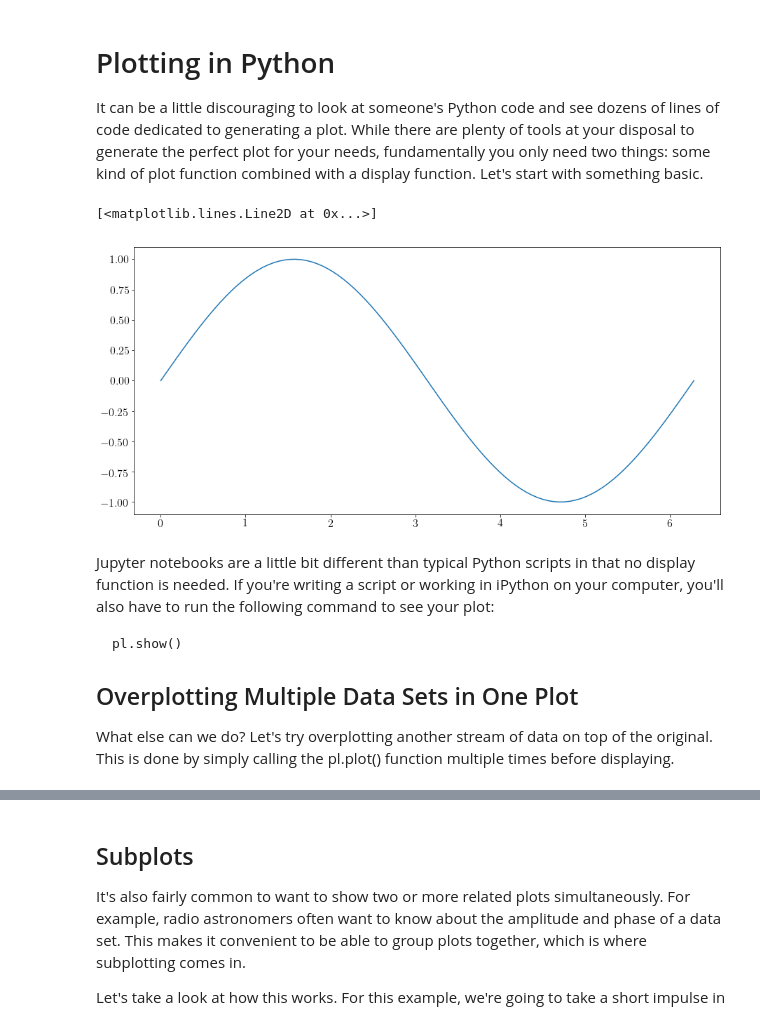
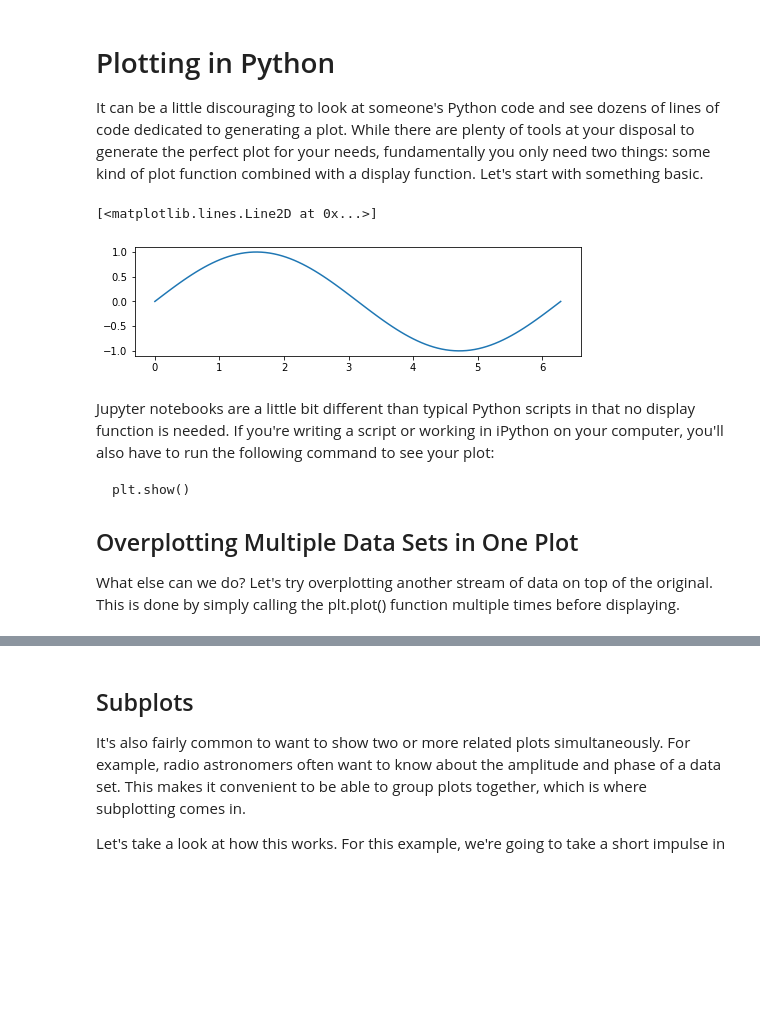
Before and after one commit to AaronParsons/ugradio, a Jupyter notebook: jupyter_tutorials/lab1/python_intro.ipynb, the cells around one changed output, grey strips where cells are left out. Cells and saved outputs as stored; diff of their text form; code cells hidden in the pictures; blank space fills up the shorter version.

Commit message:
Updated Mixers and Python Plotting notebooks

```diff
--- a/jupyter_tutorials/lab1/python_intro.ipynb
+++ b/jupyter_tutorials/lab1/python_intro.ipynb
@@ -38,26 +38,25 @@ To use iPython, simply run the following command in your terminal:
 
 It can be a little discouraging to look at someone's Python code and see dozens of lines of code dedicated to generating a plot. While there are plenty of tools at your disposal to generate the perfect plot for your needs, fundamentally you only need two things: some kind of plot function combined with a display function. Let's start with something basic.
 # %%
-import matplotlib.pylab as pl
+import matplotlib.pylab as plt
 import numpy as np
 
-pl.rcParams['figure.figsize'] = (15.0, 7.0)
-
-x = np.linspace(0,2*np.pi, 100)
+fig = plt.figure(figsize=(8,2))
+x = np.linspace(0, 2*np.pi, 100)
 data = np.sin(x)
 
-pl.plot(x,data)
+plt.plot(x, data)
 # %% [output]
 [<matplotlib.lines.Line2D at 0x...>]
-[figure, old version]
+[figure, new version]
 # %% [markdown]
 Jupyter notebooks are a little bit different than typical Python scripts in that no display function is needed. If you're writing a script or working in iPython on your computer, you'll also have to run the following command to see your plot:
 
-    pl.show()
+    plt.show()
 
 ## Overplotting Multiple Data Sets in One Plot
 
-What else can we do? Let's try overplotting another stream of data on top of the original. This is done by simply calling the pl.plot() function multiple times before displaying.
+What else can we do? Let's try overplotting another stream of data on top of the original. This is done by simply calling the plt.plot() function multiple times before displaying.
 # %%
 data2 = np.sin(2*x)
 
```
Also changed, not shown: parts of 8 cells of this notebook, 1 other file.
